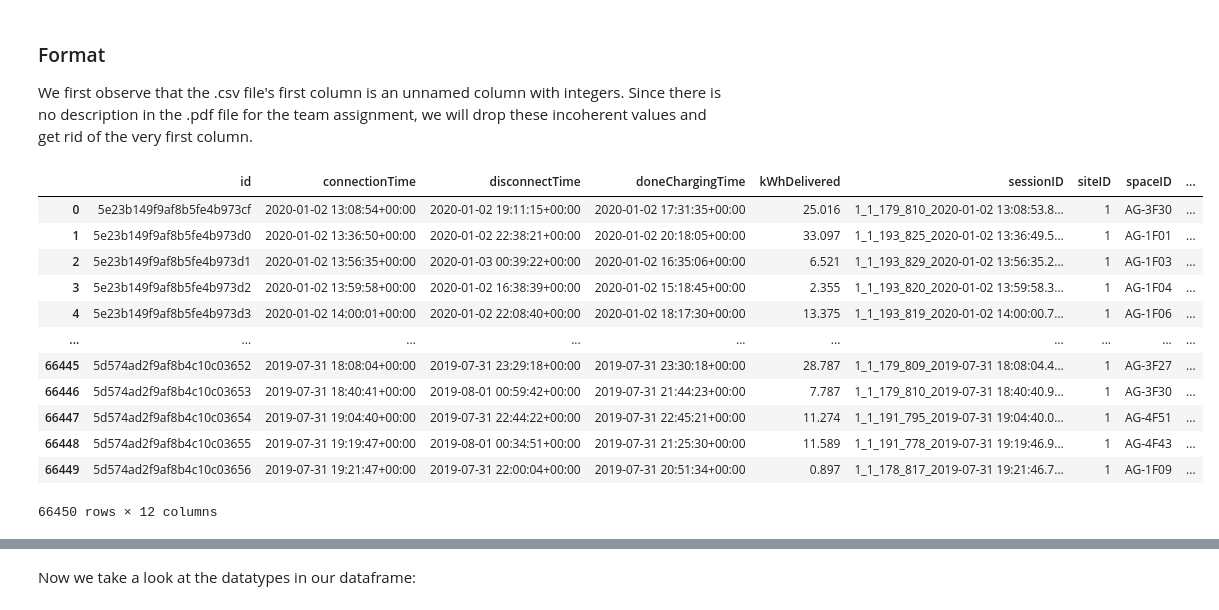
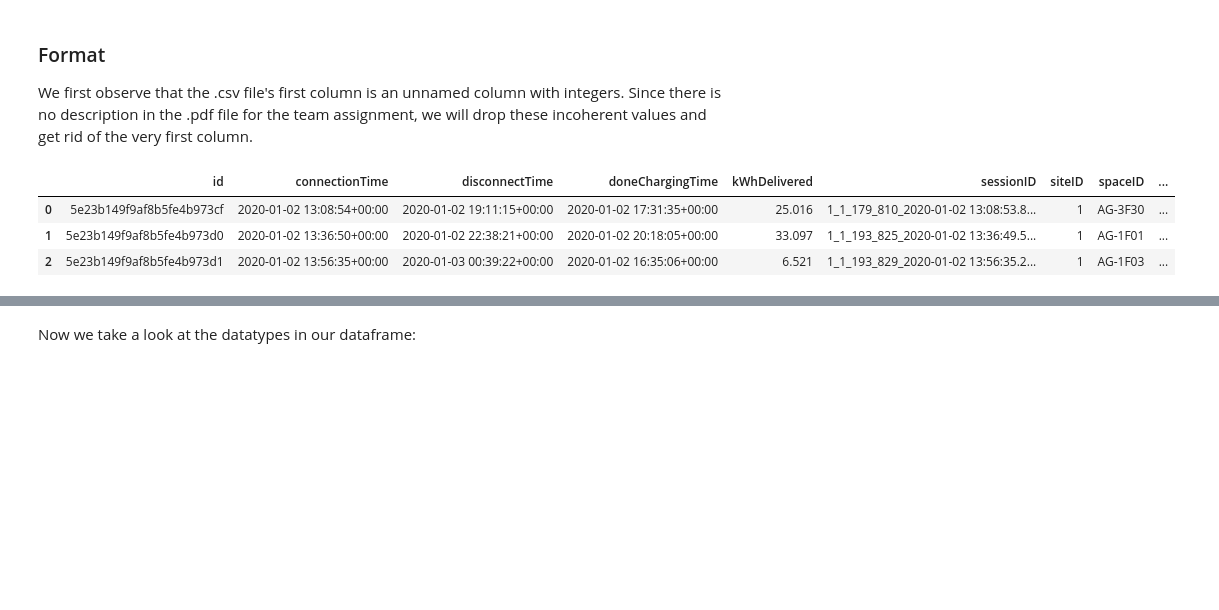
Before and after one commit to asimxa/Data-Diggers-Project-Repo, a Jupyter notebook: charging_sessions_data_preparation.ipynb, the cells around one changed output, grey strips where cells are left out. Drawn from its saved outputs; the diff is of its cells as text; code cells hidden in the pictures; blank space fills up the shorter version.

```diff
--- a/charging_sessions_data_preparation.ipynb
+++ b/charging_sessions_data_preparation.ipynb
@@ -50,18 +49,9 @@ In the upcoming section, we want to observe how many erroneous datasets we have
 We first observe that the .csv file's first column is an unnamed column with integers. Since there is no description in the .pdf file for the team assignment, we will drop these incoherent values and get rid of the very first column.
 # %%
 formatted_df = charging_sessions_df.copy().iloc[:, 1:]
-formatted_df
+formatted_df.head(3)
 # %% [output]
 |  | id | connectionTime | disconnectTime | doneChargingTime | kWhDelivered | sessionID | siteID | spaceID | ... |
 | 0 | 5e23b149f9af8b5fe4b973cf | 2020-01-02 13:08:54+00:00 | 2020-01-02 19:11:15+00:00 | 2020-01-02 17:31:35+00:00 | 25.016 | 1_1_179_810_2020-01-02 13:08:53.8... | 1 | AG-3F30 | ... |
 | 1 | 5e23b149f9af8b5fe4b973d0 | 2020-01-02 13:36:50+00:00 | 2020-01-02 22:38:21+00:00 | 2020-01-02 20:18:05+00:00 | 33.097 | 1_1_193_825_2020-01-02 13:36:49.5... | 1 | AG-1F01 | ... |
 | 2 | 5e23b149f9af8b5fe4b973d1 | 2020-01-02 13:56:35+00:00 | 2020-01-03 00:39:22+00:00 | 2020-01-02 16:35:06+00:00 | 6.521 | 1_1_193_829_2020-01-02 13:56:35.2... | 1 | AG-1F03 | ... |
-| 3 | 5e23b149f9af8b5fe4b973d2 | 2020-01-02 13:59:58+00:00 | 2020-01-02 16:38:39+00:00 | 2020-01-02 15:18:45+00:00 | 2.355 | 1_1_193_820_2020-01-02 13:59:58.3... | 1 | AG-1F04 | ... |
-| 4 | 5e23b149f9af8b5fe4b973d3 | 2020-01-02 14:00:01+00:00 | 2020-01-02 22:08:40+00:00 | 2020-01-02 18:17:30+00:00 | 13.375 | 1_1_193_819_2020-01-02 14:00:00.7... | 1 | AG-1F06 | ... |
-| ... | ... | ... | ... | ... | ... | ... | ... | ... | ... |
-| 66445 | 5d574ad2f9af8b4c10c03652 | 2019-07-31 18:08:04+00:00 | 2019-07-31 23:29:18+00:00 | 2019-07-31 23:30:18+00:00 | 28.787 | 1_1_179_809_2019-07-31 18:08:04.4... | 1 | AG-3F27 | ... |
-| 66446 | 5d574ad2f9af8b4c10c03653 | 2019-07-31 18:40:41+00:00 | 2019-08-01 00:59:42+00:00 | 2019-07-31 21:44:23+00:00 | 7.787 | 1_1_179_810_2019-07-31 18:40:40.9... | 1 | AG-3F30 | ... |
-| 66447 | 5d574ad2f9af8b4c10c03654 | 2019-07-31 19:04:40+00:00 | 2019-07-31 22:44:22+00:00 | 2019-07-31 22:45:21+00:00 | 11.274 | 1_1_191_795_2019-07-31 19:04:40.0... | 1 | AG-4F51 | ... |
-| 66448 | 5d574ad2f9af8b4c10c03655 | 2019-07-31 19:19:47+00:00 | 2019-08-01 00:34:51+00:00 | 2019-07-31 21:25:30+00:00 | 11.589 | 1_1_191_778_2019-07-31 19:19:46.9... | 1 | AG-4F43 | ... |
-| 66449 | 5d574ad2f9af8b4c10c03656 | 2019-07-31 19:21:47+00:00 | 2019-07-31 22:00:04+00:00 | 2019-07-31 20:51:34+00:00 | 0.897 | 1_1_178_817_2019-07-31 19:21:46.7... | 1 | AG-1F09 | ... |
-66450 rows × 12 columns
```
Also changed, not shown: parts of 17 cells of this notebook.
